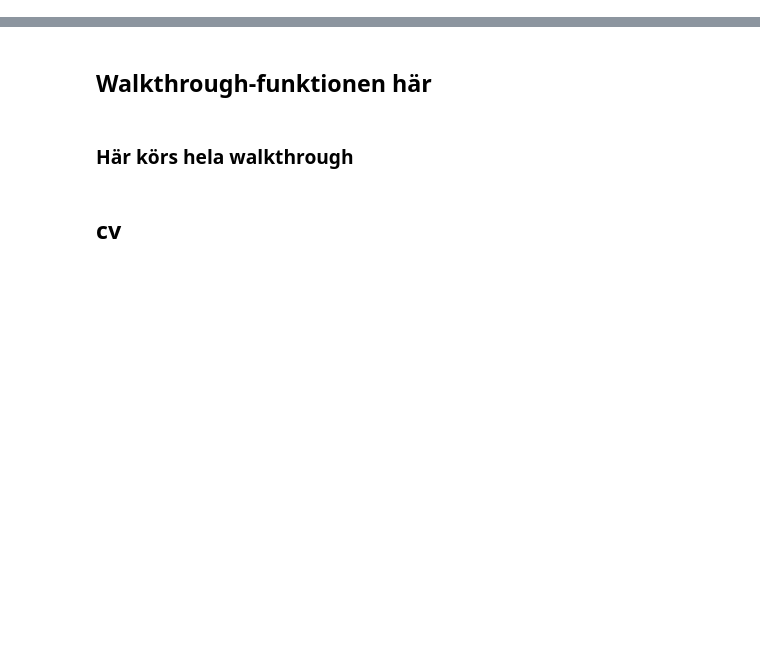
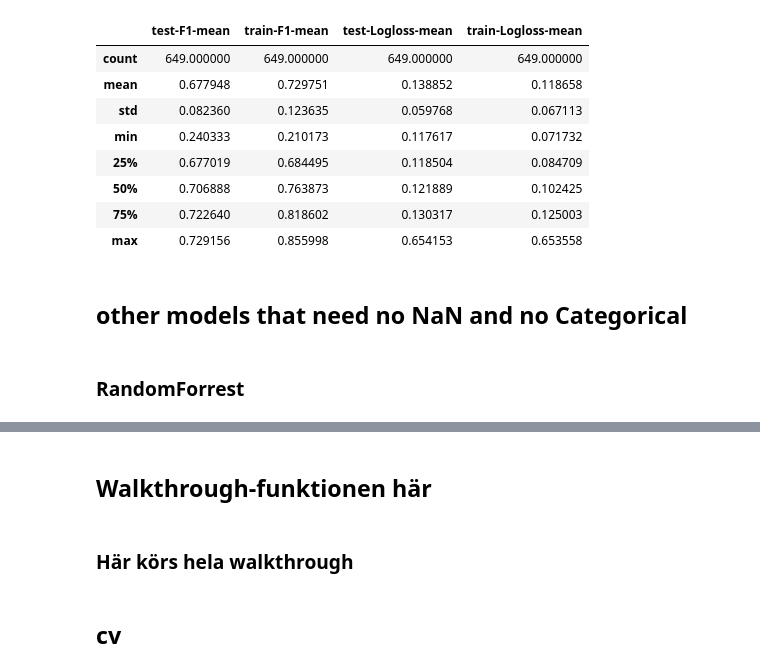
Before and after one commit to carokanns/Trav, a Jupyter notebook: spel/v75_tester/stacking.ipynb, the cells around one changed output, grey strips where cells are left out. Cells and saved outputs as stored; diff of their text form; code cells hidden in the pictures; blank space fills up the shorter version.

```diff
--- a/spel/v75_tester/stacking.ipynb
+++ b/spel/v75_tester/stacking.ipynb
@@ -194,0 +189,15 @@ def catB_preprocess(df):
+# %%
+
+# transform all categoricals and impute all NaNs
+def prepare_all(df):
+    trdf = transf_all(df)
+
+    y = (trdf.plac==1) * 1
+    trdf = trdf.drop('plac',axis=1)
+
+    # all features are now numeric
+    trdf = impute_all_numeric_NaNs(trdf)
+    if trdf.isna().sum().sum() != 0:
+        print('still NaNs in data')
+        error()
+    return trdf,y
@@ -211,3 +312,38 @@ from sklearn.metrics import f1_score
+# %%
+
+params = {
+         'use_best_model': True,
+         'eval_metric' : 'F1',
+         "loss_function": "Logloss",
+         'early_stopping_rounds': 100,
+         # 'verbose': 50,
+         'iterations': 2000,
+         'logging_level': 'Silent',
+         'leaf_estimation_iterations': 10,
+         'l2_leaf_reg': 3.162277660168379e-20,
+         'depth': 5,
+}
+
+cv_score =cv(pool=my_pool,
+   params=params,
+   seed=2021,
+   stratified=True,
+   as_pandas=True,
+   type='TimeSeries')
+# %%
+cv_score[['test-F1-mean','train-F1-mean','test-Logloss-mean','train-Logloss-mean']].describe()
+# %% [output]
+|  | test-F1-mean | train-F1-mean | test-Logloss-mean | train-Logloss-mean |
+| count | 649.000000 | 649.000000 | 649.000000 | 649.000000 |
+| mean | 0.677948 | 0.729751 | 0.138852 | 0.118658 |
+| std | 0.082360 | 0.123635 | 0.059768 | 0.067113 |
+| min | 0.240333 | 0.210173 | 0.117617 | 0.071732 |
+| 25% | 0.677019 | 0.684495 | 0.118504 | 0.084709 |
+| 50% | 0.706888 | 0.763873 | 0.121889 | 0.102425 |
+| 75% | 0.722640 | 0.818602 | 0.130317 | 0.125003 |
+| max | 0.729156 | 0.855998 | 0.654153 | 0.653558 |
+# %% [markdown]
+## other models that need no NaN and no Categorical
 # %%
 # XGBoost model
 # cat?
@@ -222,0 +355,2 @@ from sklearn.metrics import f1_score
+# %% [markdown]
+### RandomForrest
```
Also changed, not shown: parts of 37 cells of this notebook, 17 other files.
